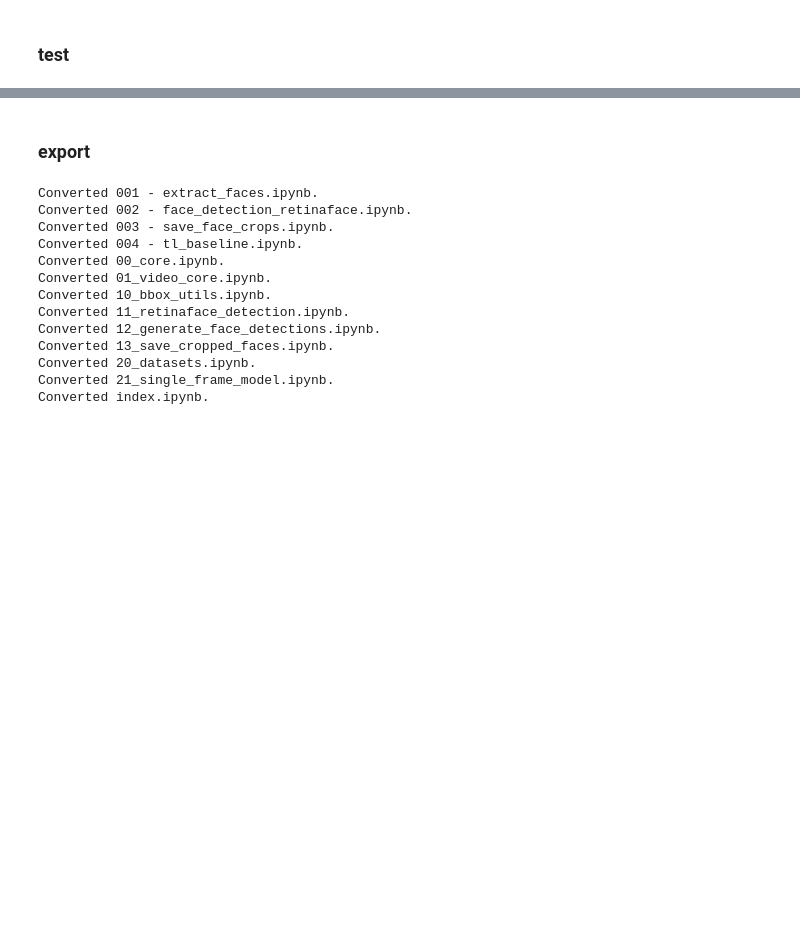
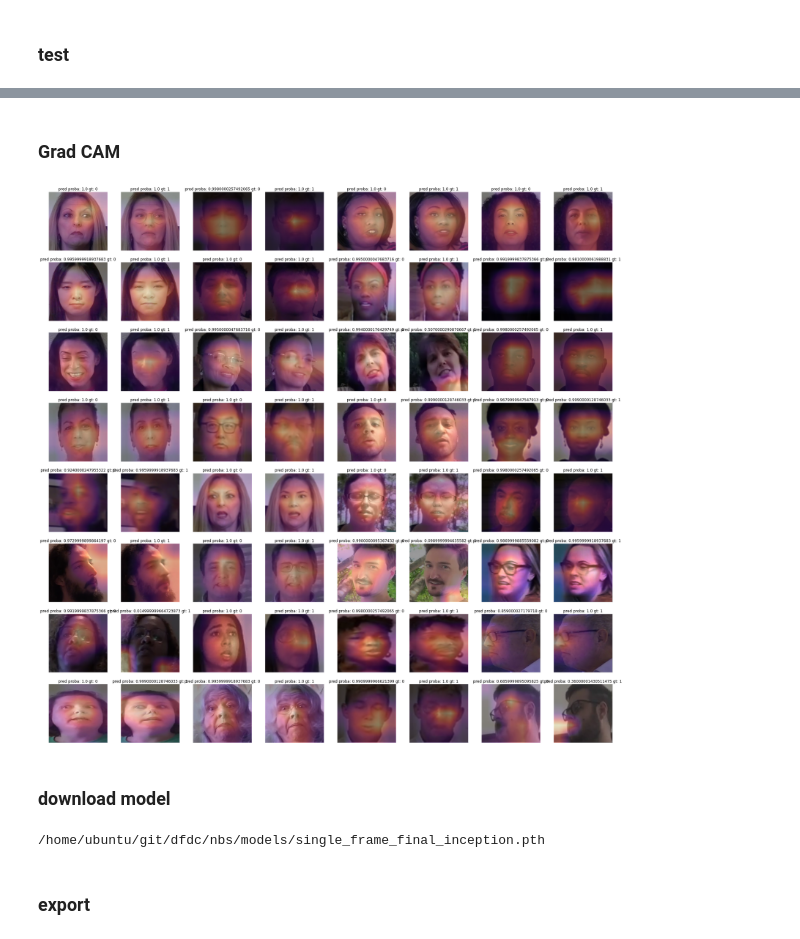
Before and after one commit to KeremTurgutlu/dfdc, a Jupyter notebook: nbs/22_multi_frame_model.ipynb, the cells around one changed output, grey strips where cells are left out. Saved outputs shown, nothing was run; the diff lists cells and outputs as text; code cells hidden in the pictures; blank space fills up the shorter version.

```diff
--- a/nbs/22_multi_frame_model.ipynb
+++ b/nbs/22_multi_frame_model.ipynb
@@ -330,3 +808,47 @@ preds = learner.get_preds()
+# %%
+n = int(np.ceil(np.sqrt(len(row['face_crop_fnames']))))
+for crop_fname, ax in  zip(row['face_crop_fnames'], subplots(n,n).flatten()):
+    img = open_image(cropped_path/crop_fname)
+    img.show(ax=ax)
+# %% [markdown]
+### Grad CAM
+# %%
+m = learner.to_fp32().model.eval()
+# %%
+xb, yb = next(iter(train_dl))
+# %%
+def show_gradcam(m:Module, x:Tensor, y:Tensor, heatmap_thresh = 16, ax=None):
+    with hook_output(m[0]) as hook_a:
+        with hook_output(m[0], grad=True) as hook_g:
+            preds = m(x[None, ...].cuda())
+            preds[0,y].backward()
+
+    acts  = hook_a.stored[0].cpu() #activation maps
+    if (acts.shape[-1]*acts.shape[-2]) >= heatmap_thresh:
+        grad = hook_g.stored[0][0].cpu()
+        grad_chan = grad.mean(1).mean(1)
+        mult = F.relu(((acts*grad_chan[...,None,None])).sum(0))
+
+    xb_im = Image(denorm_tensor(x))
+    if ax is None: _,ax = plt.subplots()
+    sz = list(xb_im.shape[-2:])
+    prob = np.round(to_np(preds.softmax(1)[0,y]), 3)
+    xb_im.show(ax, title=f"pred proba: {prob} gt: {y.item()}")
+    ax.imshow(mult, alpha=0.4, extent=(0,*sz[::-1],0), interpolation='bilinear', cmap='magma')
+# %%
+n = 8
+axes = subplots(n,n).flatten()
+for ax, t, l in zip(axes, xb[:n**2], yb[:n**2]):
+    show_gradcam(m,t,l,ax=ax)
+# %% [output]
+[figure, added]
+# %% [markdown]
+### download model
+# %%
+from IPython.display import FileLink
+FileLink(learner.data.path/learner.model_dir/'single_frame_final_inception.pth')
+# %% [output]
+/home/ubuntu/git/dfdc/nbs/models/single_frame_final_inception.pth
 # %% [markdown]
 ### export
 # %%
@@ -334,16 +856,0 @@ from nbdev.export import notebook2script
-# %%
-notebook2script()
-# %% [output]
-Converted 001 - extract_faces.ipynb.
-Converted 002 - face_detection_retinaface.ipynb.
-Converted 003 - save_face_crops.ipynb.
-Converted 004 - tl_baseline.ipynb.
-Converted 00_core.ipynb.
-Converted 01_video_core.ipynb.
-Converted 10_bbox_utils.ipynb.
-Converted 11_retinaface_detection.ipynb.
-Converted 12_generate_face_detections.ipynb.
-Converted 13_save_cropped_faces.ipynb.
-Converted 20_datasets.ipynb.
-Converted 21_single_frame_model.ipynb.
-Converted index.ipynb.
```
Also changed, not shown: parts of 169 cells of this notebook, 2 other files.
